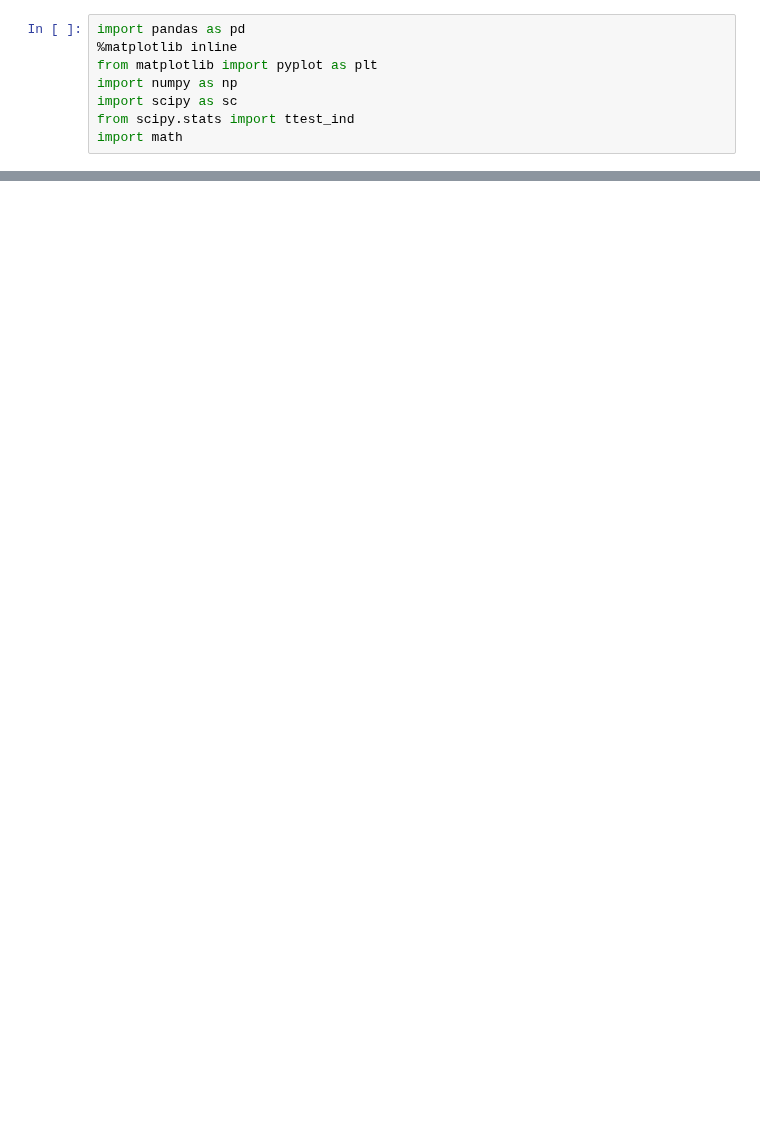
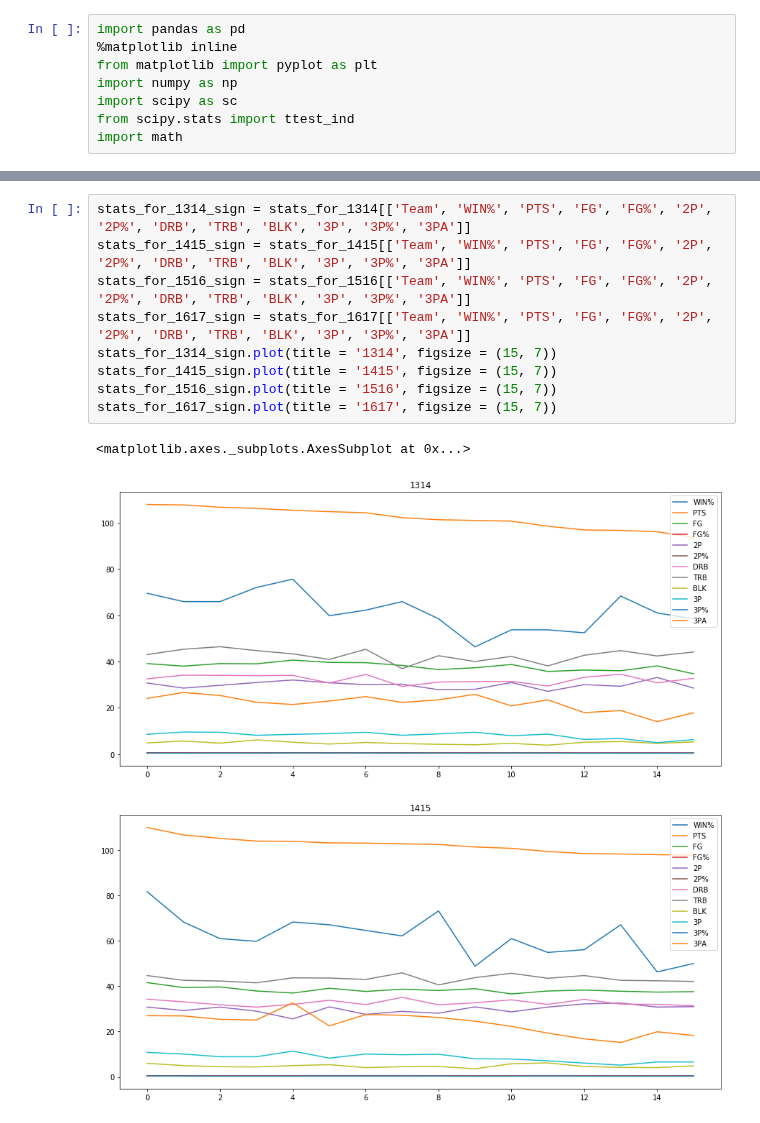
Before and after one commit to MaloneRobert/BasketballPredictor, a Jupyter notebook: Part_Two.ipynb, the cells around one changed output, grey strips where cells are left out. Saved outputs shown, nothing was run; the diff lists cells and outputs as text; blank space fills up the shorter version.

Commit message:
Added graphs and starting normalization

```diff
--- a/Part_Two.ipynb
+++ b/Part_Two.ipynb
@@ -88,0 +67,13 @@ Pearson Correlation between Wins and Field Goal shots made
+# %%
+stats_for_1314_sign = stats_for_1314[['Team', 'WIN%', 'PTS', 'FG', 'FG%', '2P', '2P%', 'DRB', 'TRB', 'BLK', '3P', '3P%', '3PA']]
+stats_for_1415_sign = stats_for_1415[['Team', 'WIN%', 'PTS', 'FG', 'FG%', '2P', '2P%', 'DRB', 'TRB', 'BLK', '3P', '3P%', '3PA']]
+stats_for_1516_sign = stats_for_1516[['Team', 'WIN%', 'PTS', 'FG', 'FG%', '2P', '2P%', 'DRB', 'TRB', 'BLK', '3P', '3P%', '3PA']]
+stats_for_1617_sign = stats_for_1617[['Team', 'WIN%', 'PTS', 'FG', 'FG%', '2P', '2P%', 'DRB', 'TRB', 'BLK', '3P', '3P%', '3PA']]
+stats_for_1314_sign.plot(title = '1314', figsize = (15, 7))
+stats_for_1415_sign.plot(title = '1415', figsize = (15, 7))
+stats_for_1516_sign.plot(title = '1516', figsize = (15, 7))
+stats_for_1617_sign.plot(title = '1617', figsize = (15, 7))
+# %% [output]
+<matplotlib.axes._subplots.AxesSubplot at 0x...>
+[figure, added]
+[figure, added]
```
Also changed, not shown: parts of 14 cells of this notebook.
